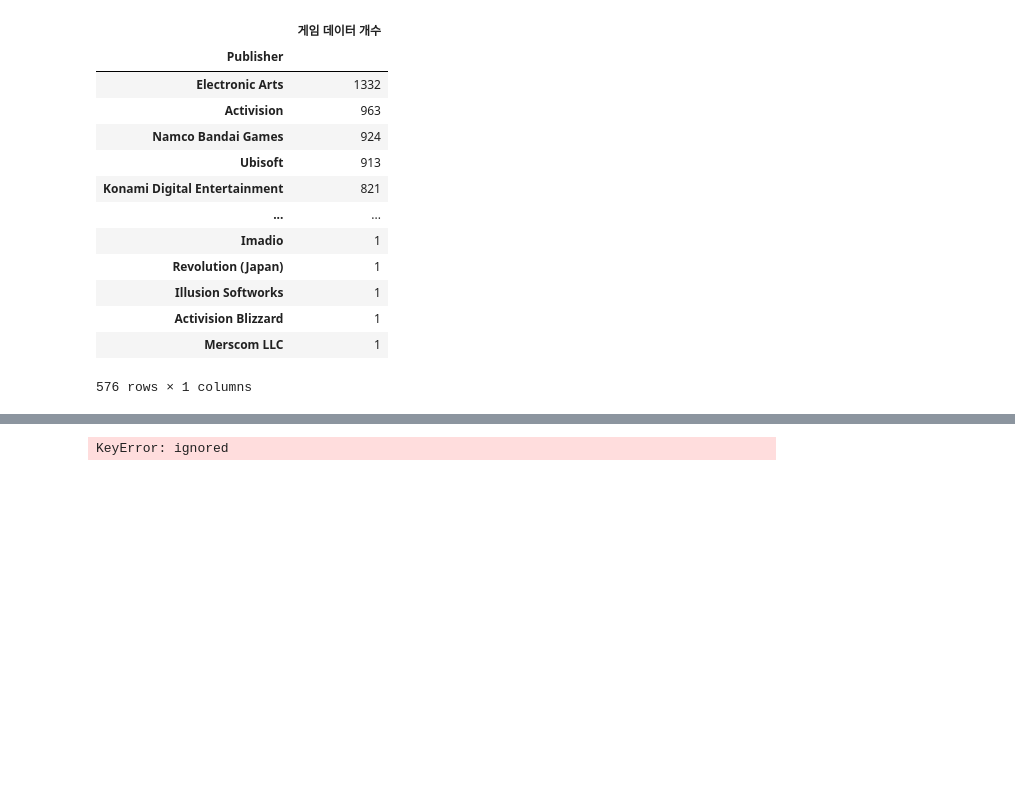
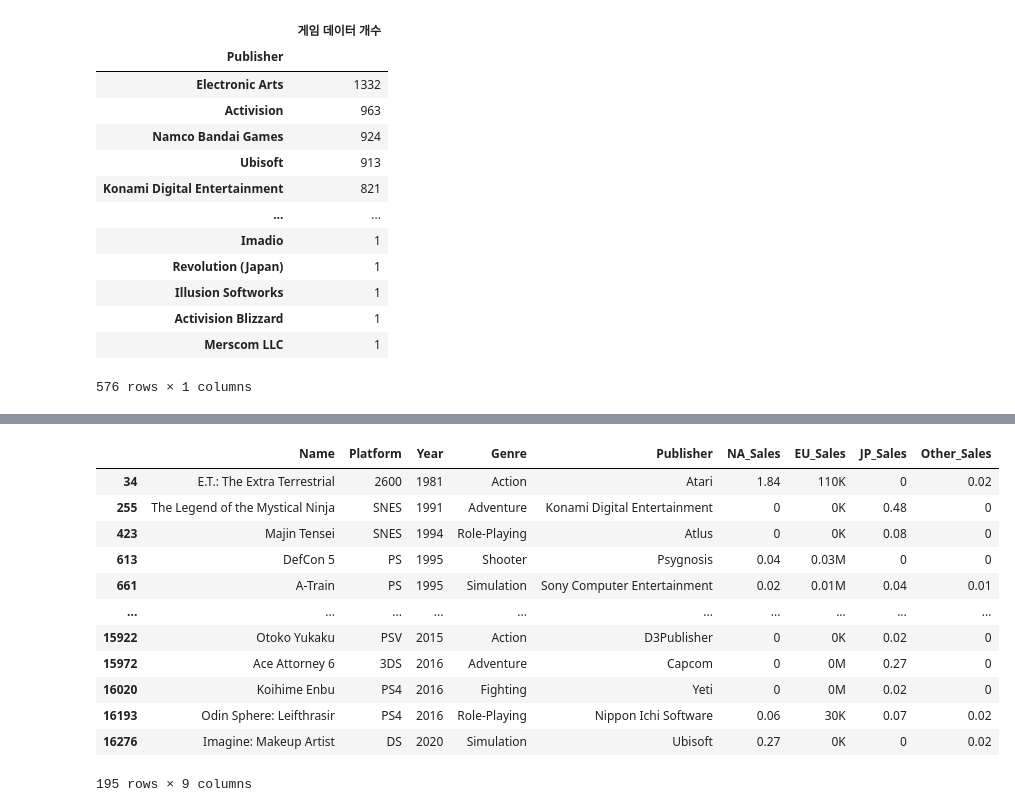
Before and after one commit to severancej/colorful_project, a Jupyter notebook: AI_14_장지은_Section1.ipynb, the cells around one changed output, grey strips where cells are left out. Cells and saved outputs as stored; diff of their text form; code cells hidden in the pictures; blank space fills up the shorter version.

```diff
--- a/AI_14_장지은_Section1.ipynb
+++ b/AI_14_장지은_Section1.ipynb
@@ -334,9 +344,19 @@ df1.replace(to_replace=[^0-9],value)
 # %%
-# 숫자형이여야 할 출고량에 섞여 있는 오류 데이터를 확인
-error_condition = """ df1.[df1['NA_Sales']|
-df1['EU_Sales']|df1['JP_Sales']|
-df1['Other_Sales']].apply(has_errors)"""
-error_sales = df1[error_condition]
-error_sales
+# EU_Sales컬럼에 숫자가 아닌 K,M들이 붙어서 섞여 있는 오류 데이터를 확인
+error_condition2 = df1.EU_Sales.apply(has_errors)
+error_sales2 = df1[error_condition2]
+error_sales2
 # %% [output]
+|  | Name | Platform | Year | Genre | Publisher | NA_Sales | EU_Sales | JP_Sales | Other_Sales |
+| 34 | E.T.: The Extra Terrestrial | 2600 | 1981 | Action | Atari | 1.84 | 110K | 0 | 0.02 |
+| 255 | The Legend of the Mystical Ninja | SNES | 1991 | Adventure | Konami Digital Entertainment | 0 | 0K | 0.48 | 0 |
+| 423 | Majin Tensei | SNES | 1994 | Role-Playing | Atlus | 0 | 0K | 0.08 | 0 |
+| 613 | DefCon 5 | PS | 1995 | Shooter | Psygnosis | 0.04 | 0.03M | 0 | 0 |
+| 661 | A-Train | PS | 1995 | Simulation | Sony Computer Entertainment | 0.02 | 0.01M | 0.04 | 0.01 |
+| ... | ... | ... | ... | ... | ... | ... | ... | ... | ... |
+| 15922 | Otoko Yukaku | PSV | 2015 | Action | D3Publisher | 0 | 0K | 0.02 | 0 |
+| 15972 | Ace Attorney 6 | 3DS | 2016 | Adventure | Capcom | 0 | 0M | 0.27 | 0 |
+| 16020 | Koihime Enbu | PS4 | 2016 | Fighting | Yeti | 0 | 0M | 0.02 | 0 |
+| 16193 | Odin Sphere: Leifthrasir | PS4 | 2016 | Role-Playing | Nippon Ichi Software | 0.06 | 30K | 0.07 | 0.02 |
+| 16276 | Imagine: Makeup Artist | DS | 2020 | Simulation | Ubisoft | 0.27 | 0K | 0 | 0.02 |
-KeyError: ignored
+195 rows × 9 columns
```
Also changed, not shown: parts of 22 cells of this notebook.
